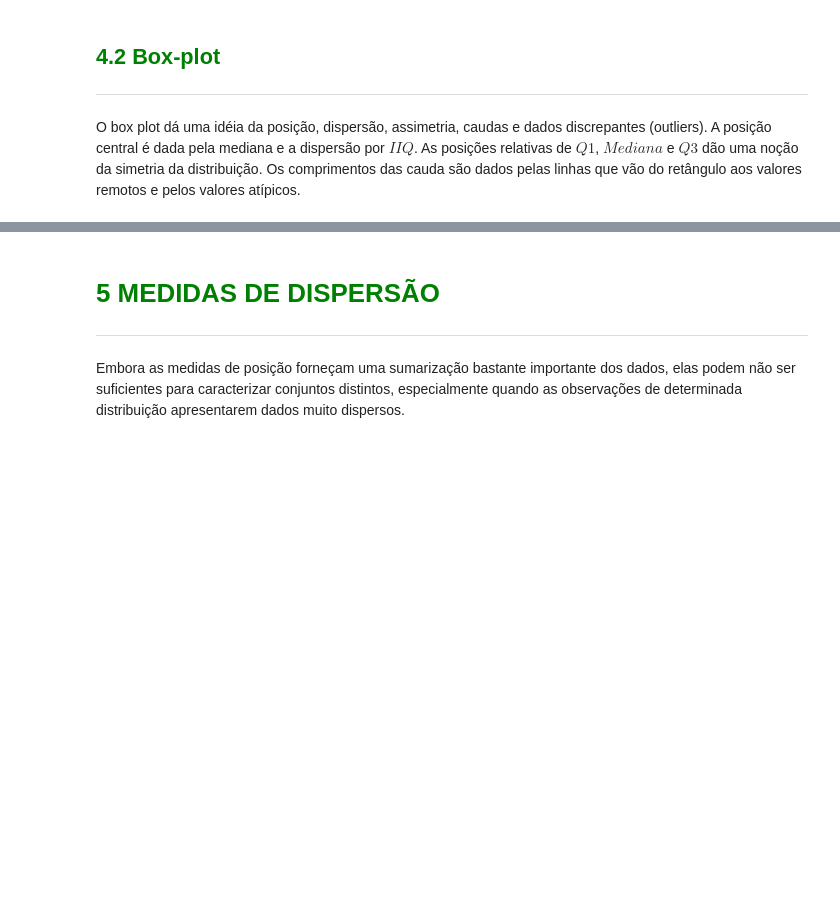
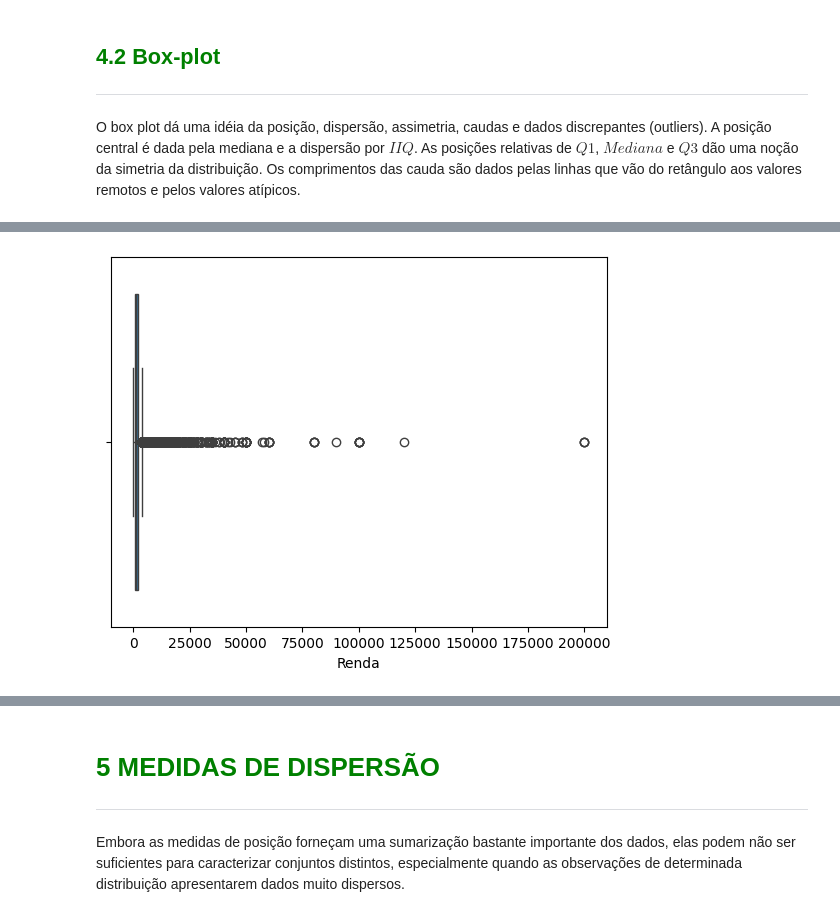
Before and after one commit to cauancalmeida/Data_Science_studies, a Jupyter notebook: Curso_de_Estatística_Parte_1.ipynb, the cells around one changed output, grey strips where cells are left out. Saved outputs shown, nothing was run; the diff lists cells and outputs as text; code cells hidden in the pictures; blank space fills up the shorter version.

```diff
--- a/Curso_de_Estatística_Parte_1.ipynb
+++ b/Curso_de_Estatística_Parte_1.ipynb
@@ -1141,0 +1150,4 @@ O box plot dá uma idéia da posição, dispersão, assimetria, caudas e dados d
+# %%
+ax = sns.boxplot (x= 'Renda', data=dados, orient= 'h')
+# %% [output]
+[figure, added]
```
Also changed, not shown: parts of 25 cells of this notebook.
